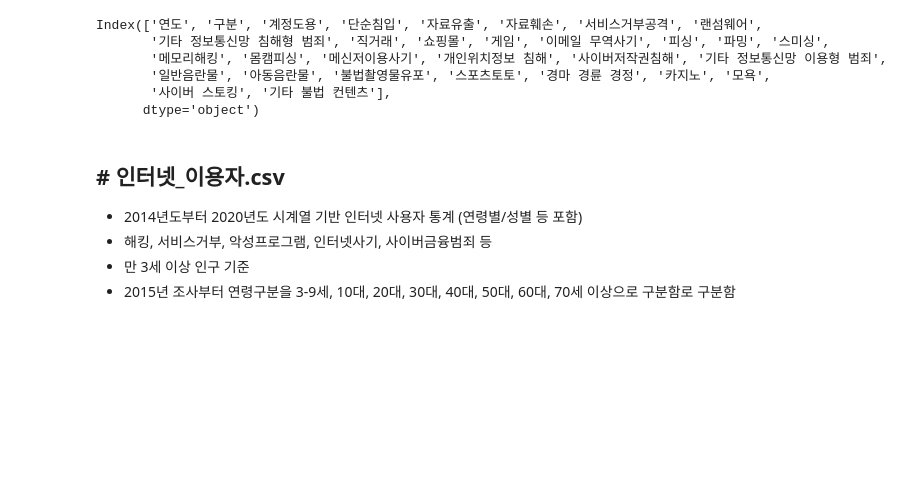
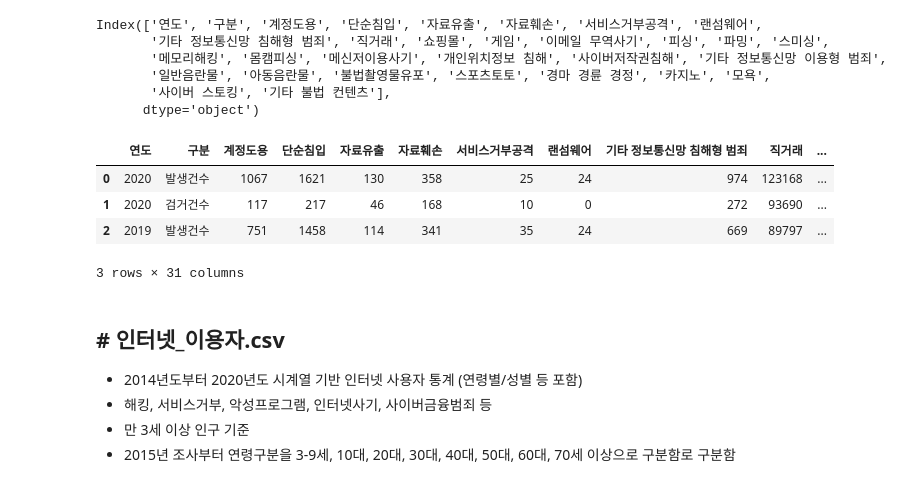
Before and after one commit to ppyoo1229/ML_Study, a Jupyter notebook: 산업공학실험/산업공학실험 과제_003_12226147_표채연_20250411_6주차과제.ipynb, the cells around one changed output. Saved outputs shown, nothing was run; the diff lists cells and outputs as text; code cells hidden in the pictures; blank space fills up the shorter version.

```diff
--- a/산업공학실험/산업공학실험 과제_003_12226147_표채연_20250411_6주차과제.ipynb
+++ b/산업공학실험/산업공학실험 과제_003_12226147_표채연_20250411_6주차과제.ipynb
@@ -67,6 +68,14 @@ Index(['연도', '구분', '계정도용', '단순침입', '자료유출', '자
        '일반음란물', '아동음란물', '불법촬영물유포', '스포츠토토', '경마 경륜 경정', '카지노', '모욕',
        '사이버 스토킹', '기타 불법 컨텐츠'],
       dtype='object')
+# %%
+crime.head(3)
+# %% [output]
+|  | 연도 | 구분 | 계정도용 | 단순침입 | 자료유출 | 자료훼손 | 서비스거부공격 | 랜섬웨어 | 기타 정보통신망 침해형 범죄 | 직거래 | ... |
+| 0 | 2020 | 발생건수 | 1067 | 1621 | 130 | 358 | 25 | 24 | 974 | 123168 | ... |
+| 1 | 2020 | 검거건수 | 117 | 217 | 46 | 168 | 10 | 0 | 272 | 93690 | ... |
+| 2 | 2019 | 발생건수 | 751 | 1458 | 114 | 341 | 35 | 24 | 669 | 89797 | ... |
+3 rows × 31 columns
 # %% [markdown]
 ## # 인터넷_이용자.csv
 - 2014년도부터 2020년도 시계열 기반 인터넷 사용자 통계 (연령별/성별 등 포함)
```
Also changed, not shown: parts of 9 cells of this notebook.
